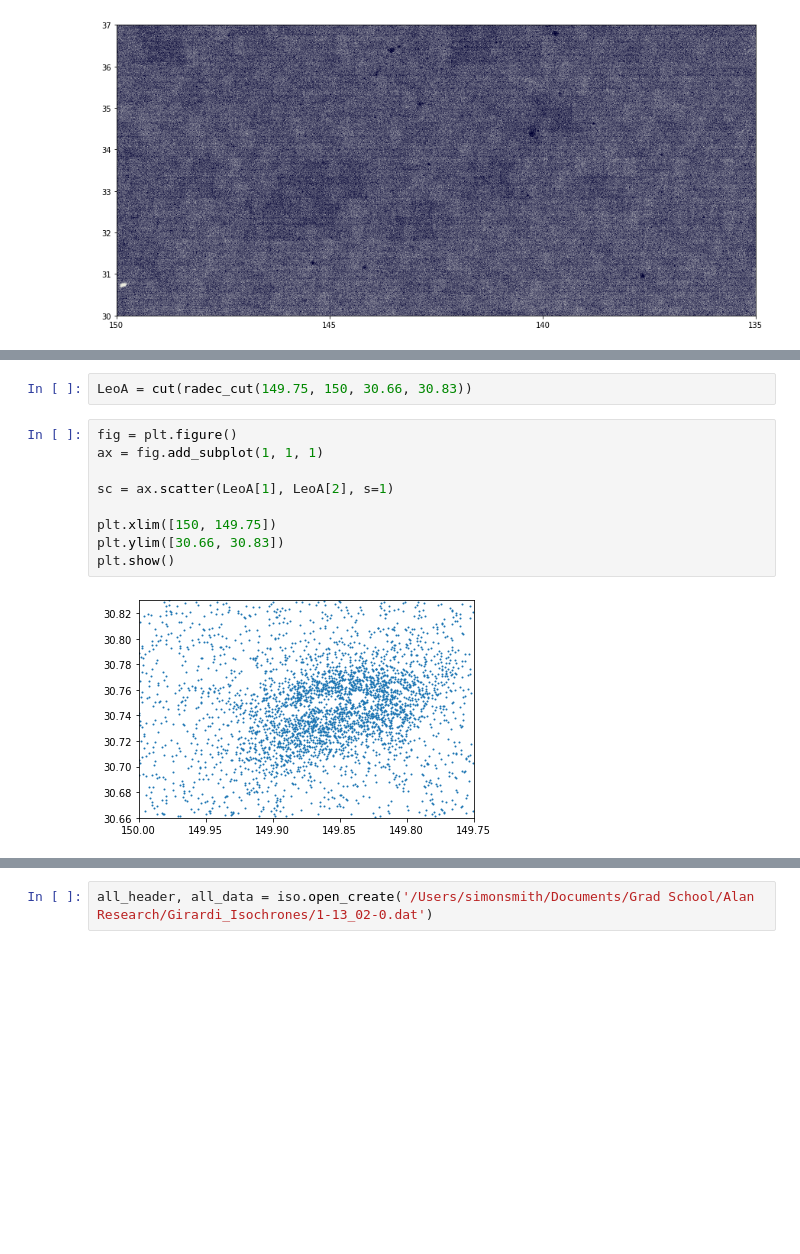
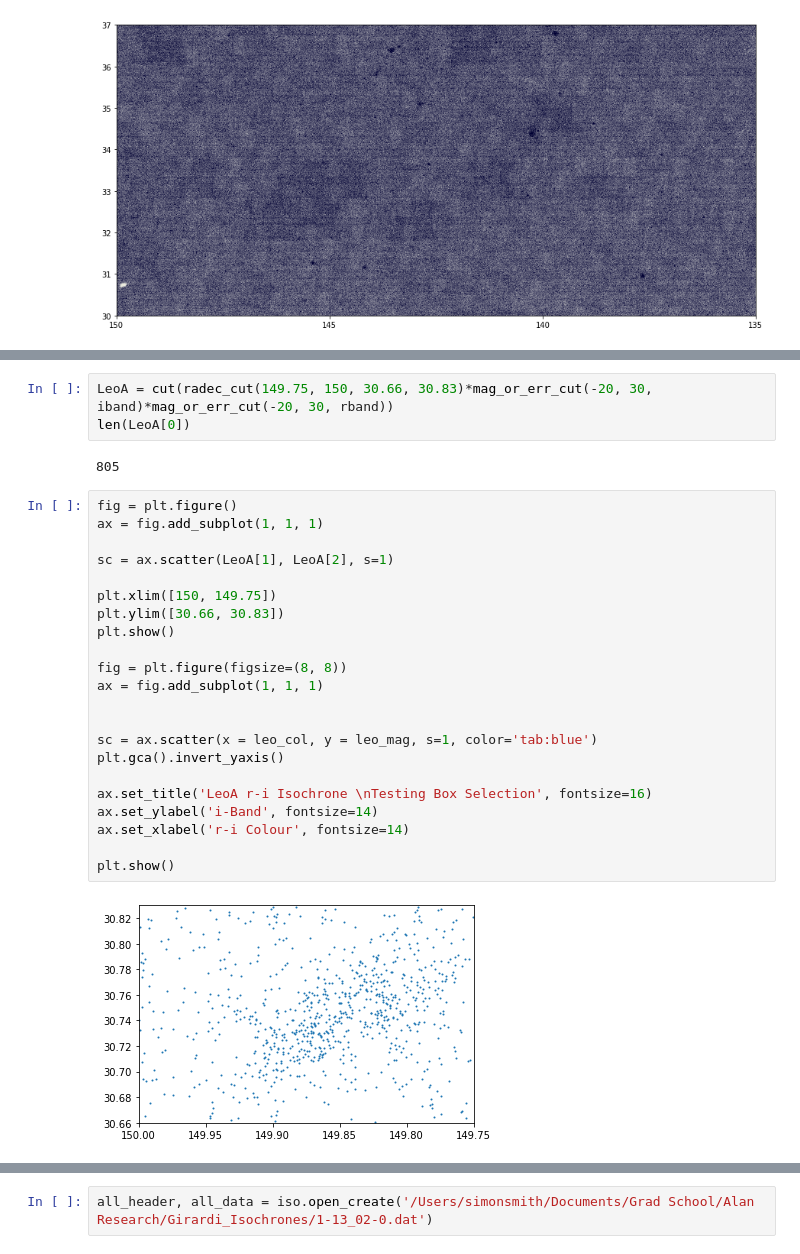
Before and after one commit to simon-et-smith/local-sats, a Jupyter notebook: unions_firsttests.ipynb, the cells around one changed output, grey strips where cells are left out. Saved outputs shown, nothing was run; the diff lists cells and outputs as text; blank space fills up the shorter version.

```diff
--- a/unions_firsttests.ipynb
+++ b/unions_firsttests.ipynb
@@ -156,13 +274,29 @@ plt.show()
 # %%
-LeoA = cut(radec_cut(149.75, 150, 30.66, 30.83))
+LeoA = cut(radec_cut(149.75, 150, 30.66, 30.83)*mag_or_err_cut(-20, 30, iband)*mag_or_err_cut(-20, 30, rband))
+len(LeoA[0])
+# %% [output]
+805
 # %%
 fig = plt.figure()
 ax = fig.add_subplot(1, 1, 1)
 
 sc = ax.scatter(LeoA[1], LeoA[2], s=1)
 
 plt.xlim([150, 149.75])
 plt.ylim([30.66, 30.83])
 plt.show()
+
+fig = plt.figure(figsize=(8, 8))
+ax = fig.add_subplot(1, 1, 1)
+
+
+sc = ax.scatter(x = leo_col, y = leo_mag, s=1, color='tab:blue')
+plt.gca().invert_yaxis()
+
+ax.set_title('LeoA r-i Isochrone \nTesting Box Selection', fontsize=16)
+ax.set_ylabel('i-Band', fontsize=14)
+ax.set_xlabel('r-i Colour', fontsize=14)
+
+plt.show()
 # %% [output]
-[figure, old version]
+[figure, new version]
```
Also changed, not shown: parts of 40 cells of this notebook.
